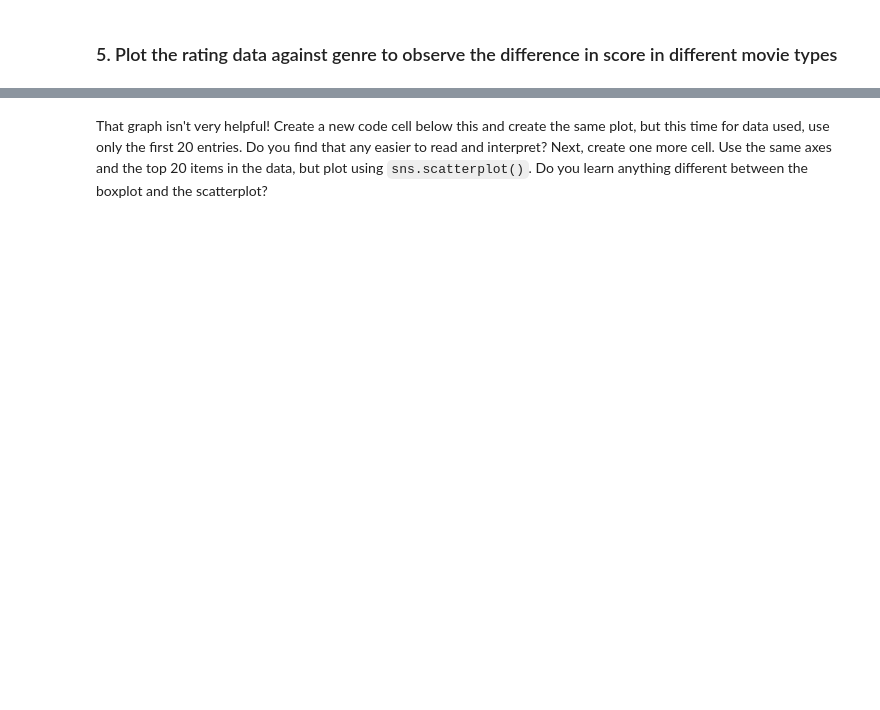
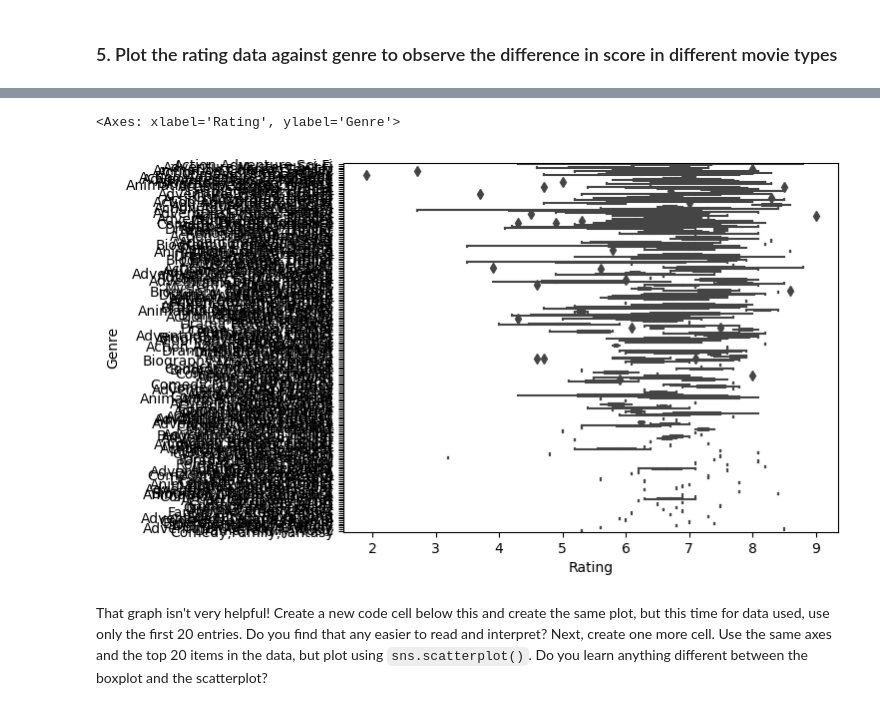
Before and after one commit to rnahackett/EDA_pt2_studio, a Jupyter notebook: EDApt2-Studio.ipynb, the cells around one changed output, grey strips where cells are left out. Saved outputs shown, nothing was run; the diff lists cells and outputs as text; code cells hidden in the pictures; blank space fills up the shorter version.

```diff
--- a/EDApt2-Studio.ipynb
+++ b/EDApt2-Studio.ipynb
@@ -140,6 +242,11 @@ Create another code cell below this and make another histplot but with only the
 # %%
 # Plot the rating data against genres
 # First, lets mirror what our reference article plots
+
+sns.boxplot(x = "Rating", y = "Genre", data=data)
+# %% [output]
+<Axes: xlabel='Rating', ylabel='Genre'>
+[figure, added]
 # %% [markdown]
 That graph isn't very helpful!
 Create a new code cell below this and create the same plot, but this time for data used,
```
Also changed, not shown: parts of 16 cells of this notebook.
